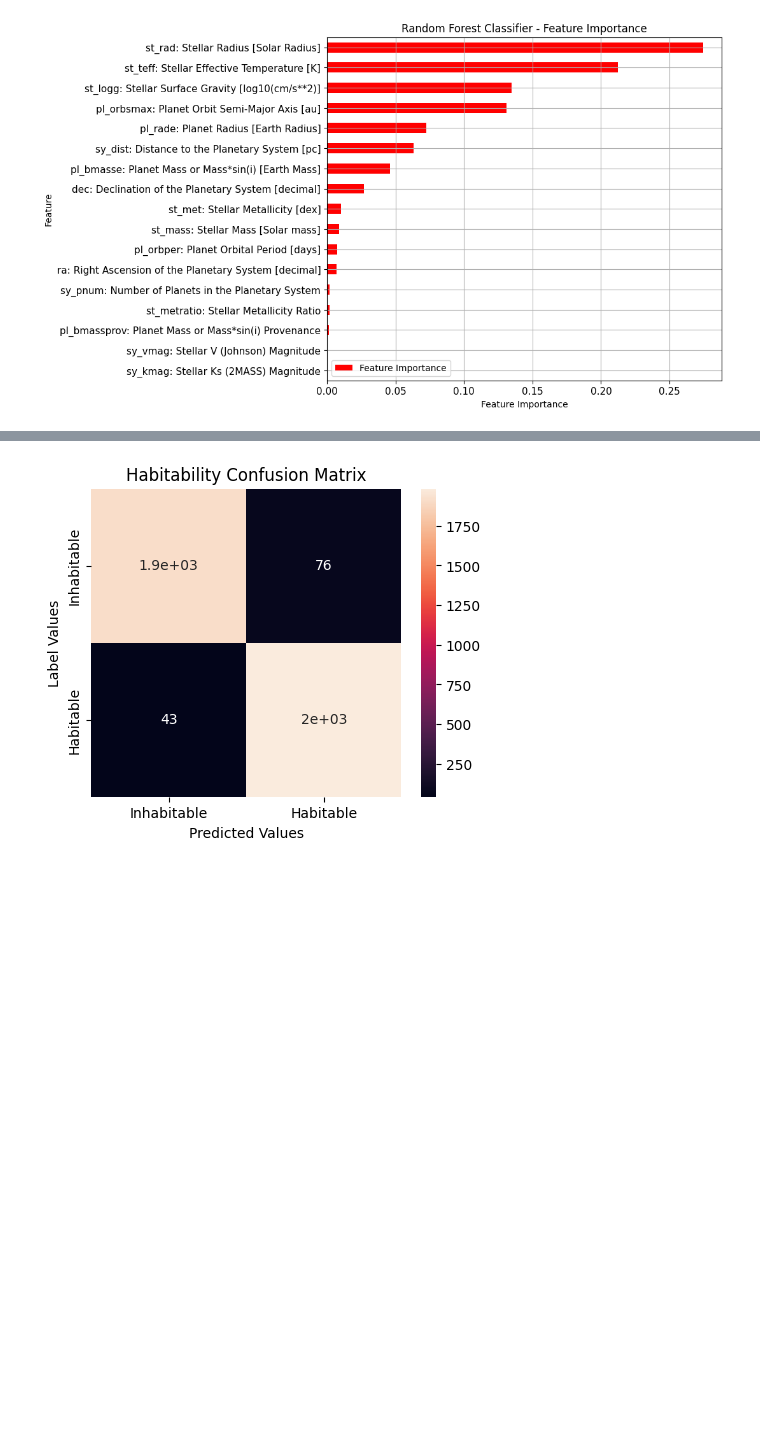
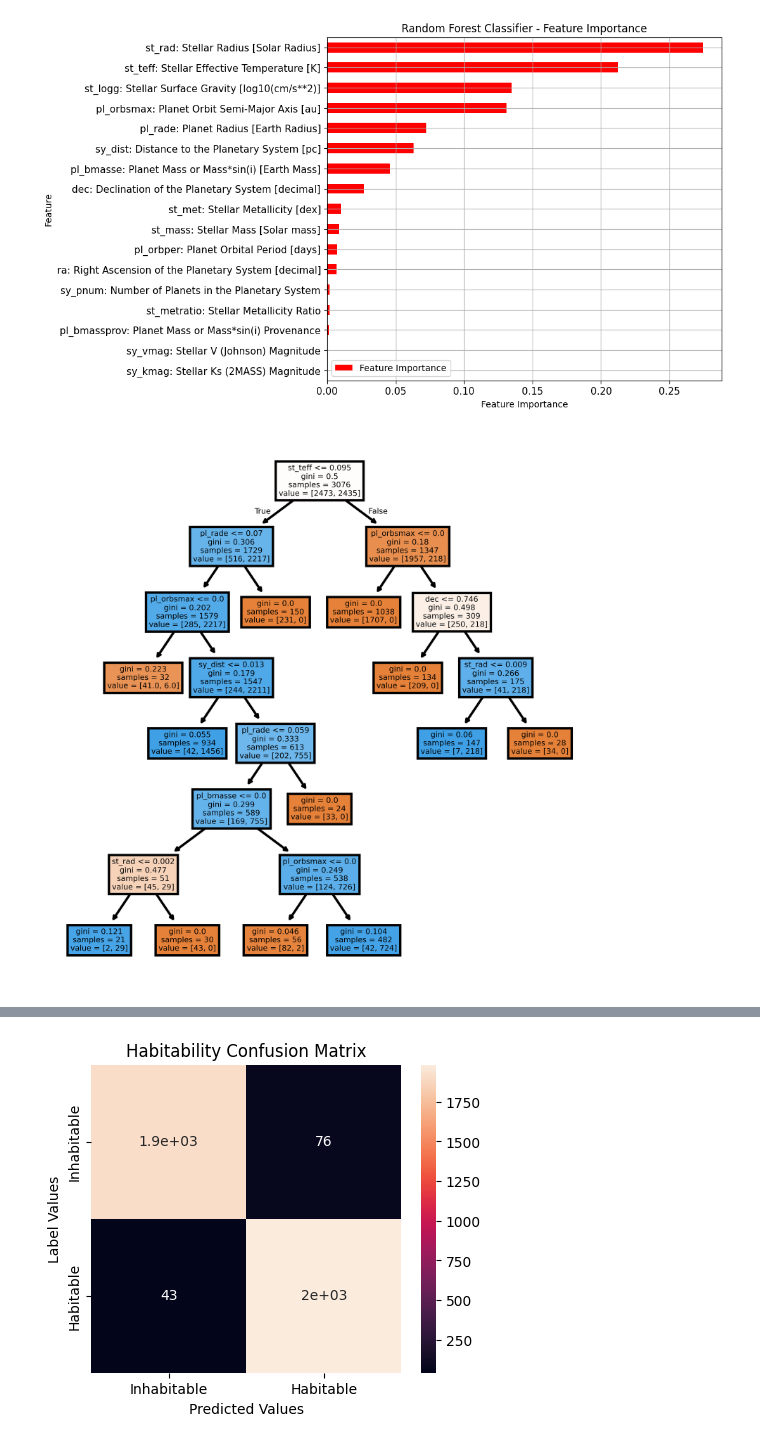
Before and after one commit to christinaxliu/research, a Jupyter notebook: JPL-Caltech/GalaxiesPaper2024/HabitableExoplanetClassifiers/KNN-RandomForest-XGBoost-Classifiers.ipynb, the cells around one changed output, grey strips where cells are left out. Saved outputs shown, nothing was run; the diff lists cells and outputs as text; code cells hidden in the pictures; blank space fills up the shorter version.

Commit message:
Add code to plot feature importance and one of decision trees for Random Forest classifier.

```diff
--- a/JPL-Caltech/GalaxiesPaper2024/HabitableExoplanetClassifiers/KNN-RandomForest-XGBoost-Classifiers.ipynb
+++ b/JPL-Caltech/GalaxiesPaper2024/HabitableExoplanetClassifiers/KNN-RandomForest-XGBoost-Classifiers.ipynb
@@ -500,7 +506,9 @@ def plot_confusion_matrix(labels, predictions):
 knn_classifier = KNeighborsClassifier(n_neighbors=5,
                                       weights='distance',
                                       algorithm='auto',
-                                      leaf_size=5).fit(features_train, labels_train)
+                                      leaf_size=5)
+
+knn_classifier.fit(features_train, labels_train)
 
 # Predict the samples in the test subset
 knn_classifier_predictions = knn_classifier.predict(features_test)
@@ -529,7 +537,8 @@ random_forest_classifier = RandomForestClassifier(n_estimators = 6,
                                                   max_depth = 11,
                                                   max_features = 'log2',
                                                   random_state = 0,
-                                                  max_leaf_nodes = 12).fit(features_train, labels_train)
+                                                  max_leaf_nodes = 12)
+random_forest_classifier.fit(features_train, labels_train)
 
 # Predict the samples in the test subset
 random_forest_classifier_predictions = random_forest_classifier.predict(features_test)
@@ -611,3 +620,12 @@ feature_importances
 | sy_vmag: Stellar V (Johnson) Magn... | 0.000000 |
 | sy_kmag: Stellar Ks (2MASS) Magni... | 0.000000 |
 [figure]
+# %%
+fig, axes = plt.subplots(nrows = 1, ncols = 1, figsize = (4,4), dpi=800)
+tree.plot_tree(random_forest_classifier.estimators_[3],
+               feature_names=features.columns,
+               #class_names=labels.columns,
+               filled=True);
+fig.savefig('/content/drive/My Drive/Colab Notebooks/research/JPL-Caltech/GalaxiesPaper2024/HabitableExoplanetClassifiers/random_forest_individual_tree.png')
+# %% [output]
+[figure, added]
```
Also changed, not shown: parts of 7 cells of this notebook.
